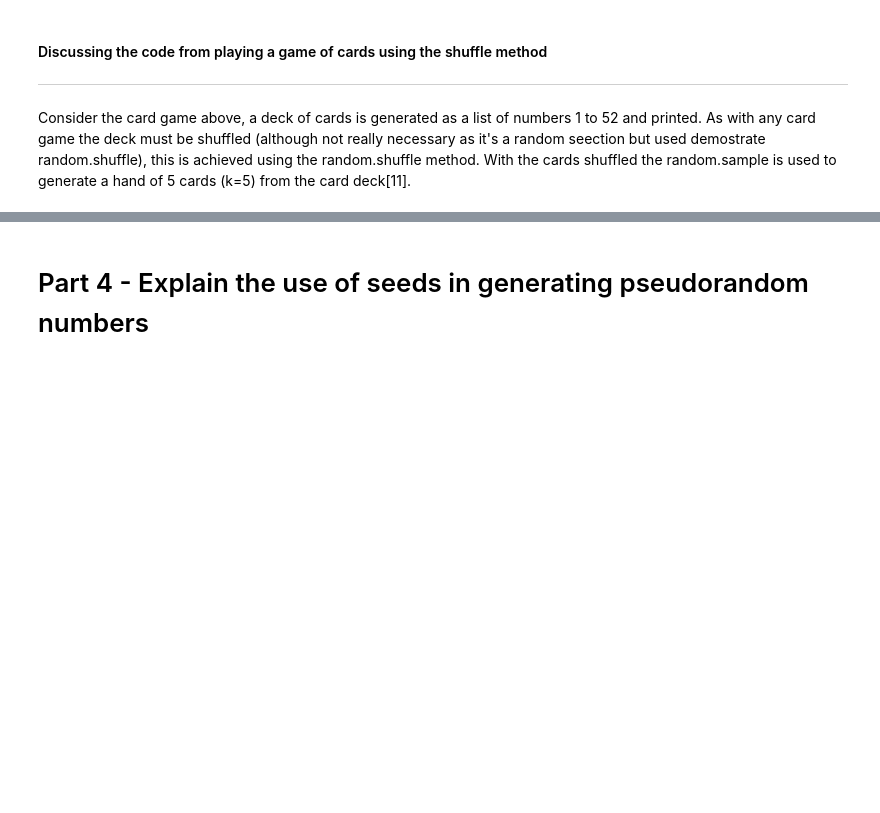
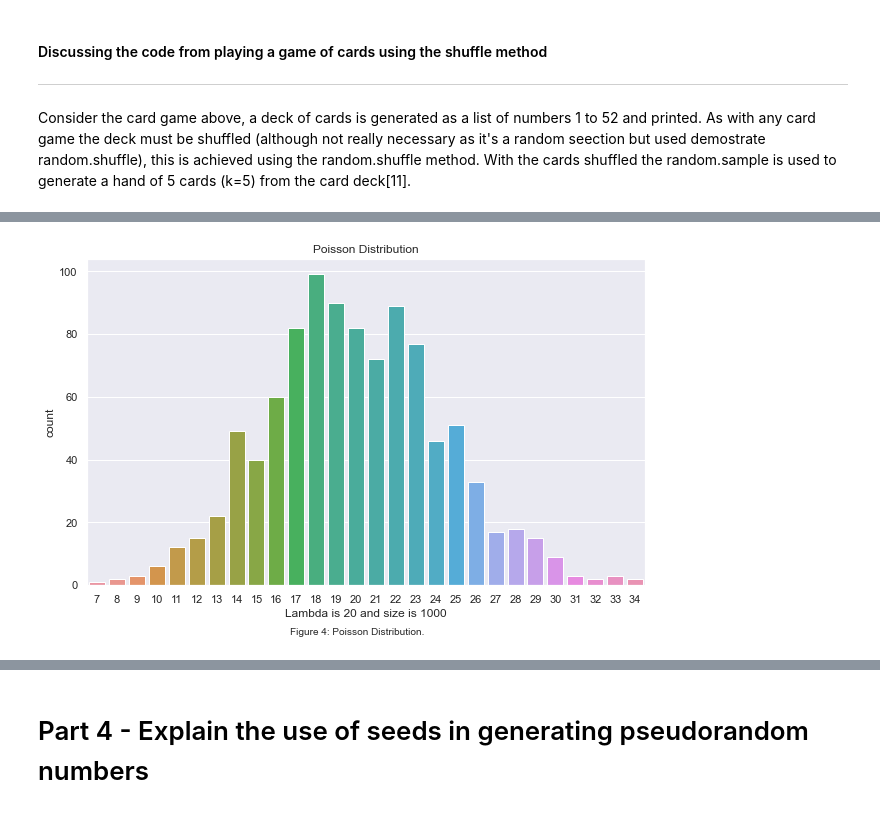
Before and after one commit to KeithQuinn/Assignment_2020_Programming-for-Data-Analysis, a Jupyter notebook: Assignment_2020_Programming for Data Analysis.ipynb, the cells around one changed output, grey strips where cells are left out. Saved outputs shown, nothing was run; the diff lists cells and outputs as text; code cells hidden in the pictures; blank space fills up the shorter version.

```diff
--- a/Assignment_2020_Programming for Data Analysis.ipynb
+++ b/Assignment_2020_Programming for Data Analysis.ipynb
@@ -334,0 +476,16 @@ Consider the card game above, a deck of cards is generated as a list of numbers
+# %%
+lam = 20 # mean
+size = 1000 #sample size
+
+poisson = np.random.poisson(lam, size)
+#print(poisson)
+plt.figure(figsize=(10, 6))
+sns.set(style="darkgrid")
+ax = sns.countplot(x=poisson)
+plt.title("Poisson Distribution")
+plt.xlabel(f'Lambda is {lam} and size is {size}')
+txt="Figure 4: Poisson Distribution."
+plt.figtext(0.5, 0.01, txt, wrap=True, horizontalalignment='center', fontsize=10)
+plt.show()
+# %% [output]
+[figure, added]
```
Also changed, not shown: parts of 26 cells of this notebook.
